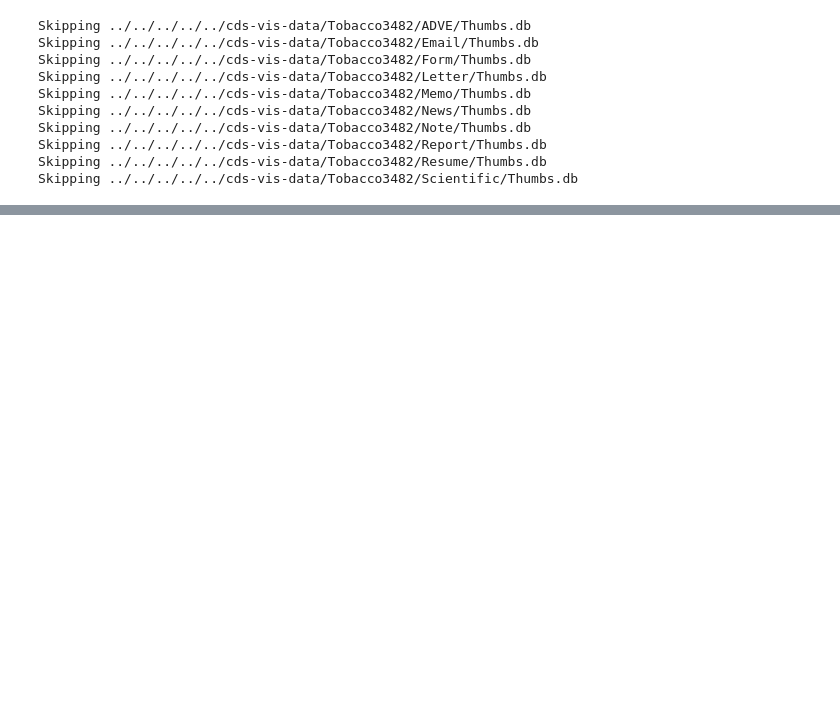
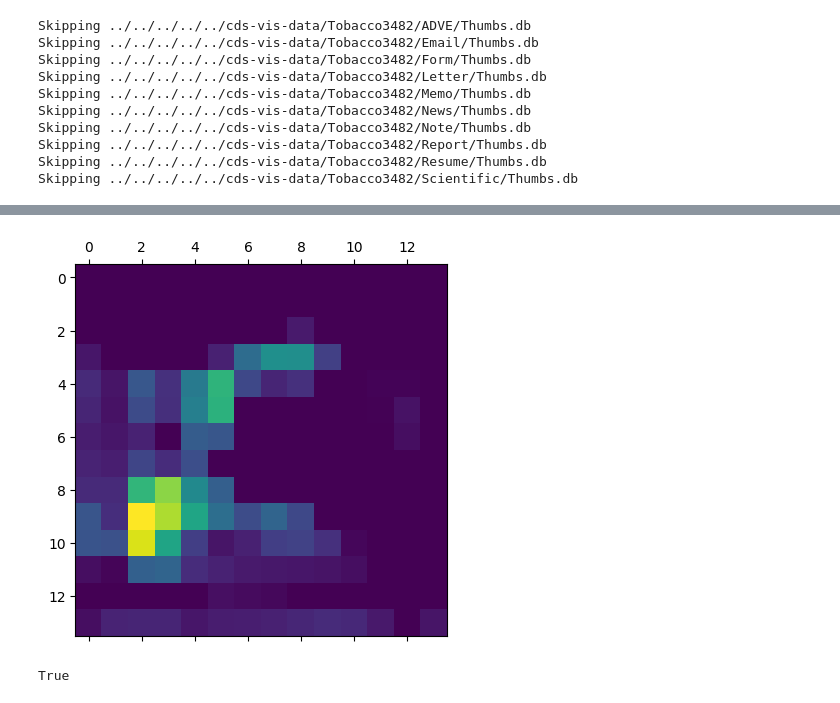
Before and after one commit to SMosegaard/cds-vis, a Jupyter notebook: assignments/assignment-3/src/combine.ipynb, the cells around one changed output, grey strips where cells are left out. Saved outputs shown, nothing was run; the diff lists cells and outputs as text; code cells hidden in the pictures; blank space fills up the shorter version.

```diff
--- a/assignments/assignment-3/src/combine.ipynb
+++ b/assignments/assignment-3/src/combine.ipynb
@@ -408,0 +490,7 @@ class ModelConfig_default:
+# %%
+x = image.img_to_array(img)
+x = np.expand_dims(x, axis = 0)
+x = preprocess_input(x)
+
+# make predictions
+preds = model.predict(x)
@@ -408,0 +499,31 @@ class ModelConfig_default:
+# %%
+with tf.GradientTape() as tape:
+    # make sure the name here corresponds to the final conv layer in your network
+    last_conv_layer = model.get_layer('block5_conv3')
+
+    # First, we create a model that maps the input image to the activations
+    # of the last conv layer as well as the output predictions
+    iterate = tf.keras.models.Model(model.inputs,
+                                    [model.output, last_conv_layer.output])
+
+    # Then, we compute the gradient of the top predicted class for our input image
+    # with respect to the activations of the last conv layer
+    model_out, last_conv_layer = iterate(x)
+    class_out = model_out[:, np.argmax(model_out[0])]
+
+    # This is the gradient of the output neuron of the last conv layer
+    grads = tape.gradient(class_out,
+                          last_conv_layer)
+    # Vector of mean intensity of the gradient over a specific feature map channel
+    pooled_grads = K.mean(grads,
+                          axis = (0, 1, 2))
+# %%
+heatmap = tf.reduce_mean(tf.multiply(pooled_grads, last_conv_layer), axis = -1)
+# %%
+heatmap = np.maximum(heatmap, 0)
+heatmap /= np.max(heatmap)
+heatmap = heatmap.reshape((14, 14))
+plt.matshow(heatmap)
+plt.show()
+# %% [output]
+[figure, added]
@@ -408,0 +544,4 @@ class ModelConfig_default:
+# %%
+cv2.imwrite("heatmap_scientific.jpg", superimposed)
+# %% [output]
+True
```
Also changed, not shown: parts of 25 cells of this notebook, 5 other files.
